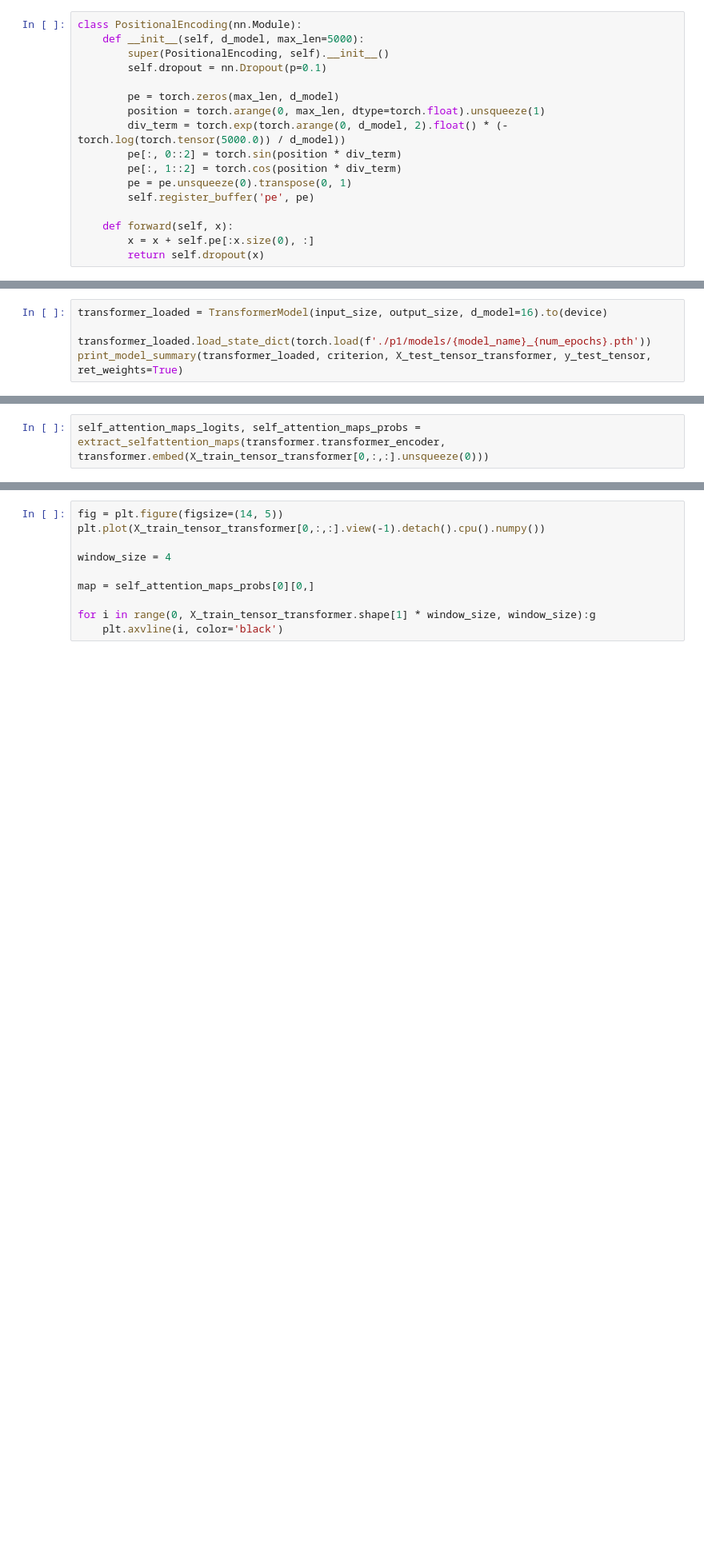
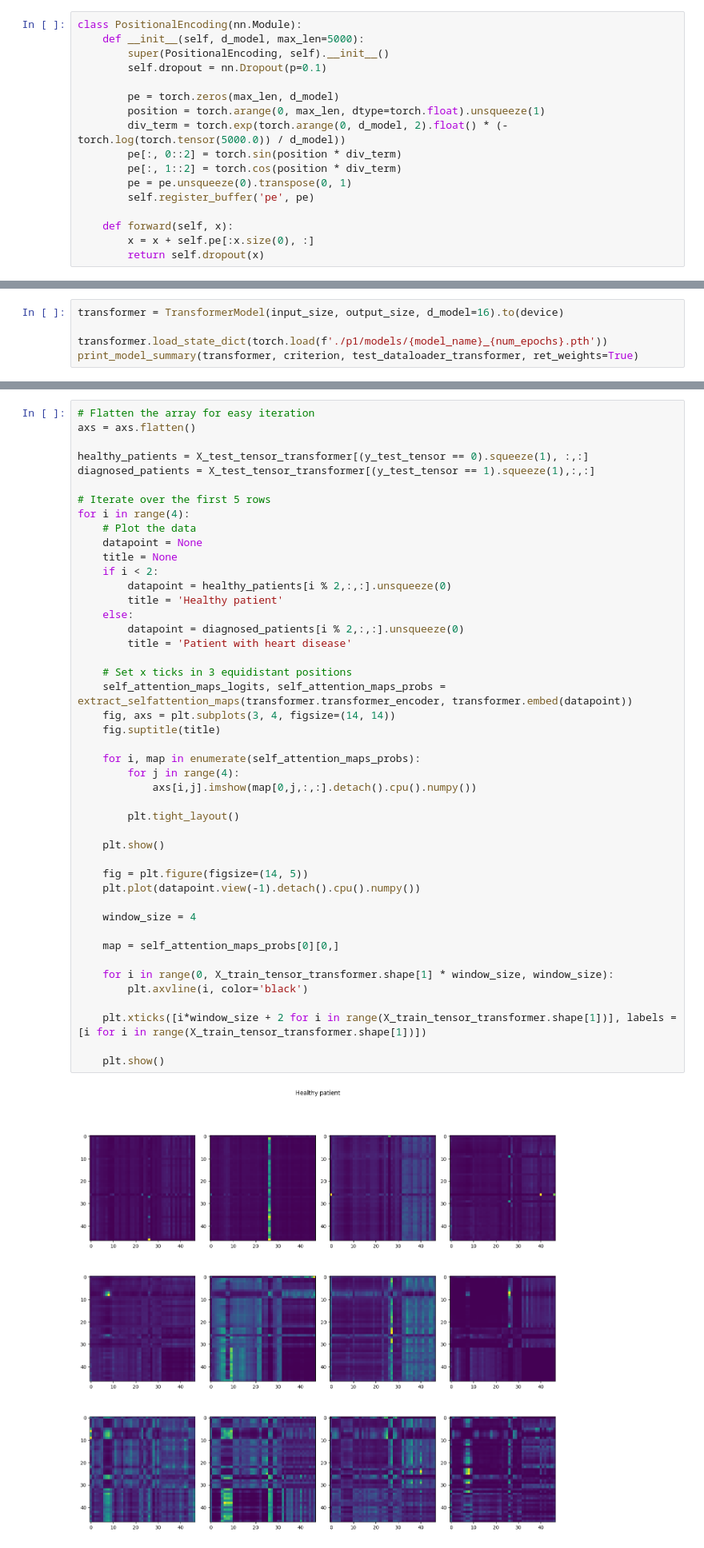
Before and after one commit to jlohunecke/ML4HC_project2, a Jupyter notebook: proj2_pt1.ipynb, the cells around one changed output, grey strips where cells are left out. Shown at 80% size. Saved outputs shown, nothing was run; the diff lists cells and outputs as text; blank space fills up the shorter version.

```diff
--- a/proj2_pt1.ipynb
+++ b/proj2_pt1.ipynb
@@ -643,8 +635,8 @@ f'./p1/models/{model_name}_{num_epochs}.pth'
 # %%
-transformer_loaded = TransformerModel(input_size, output_size, d_model=16).to(device)
+transformer = TransformerModel(input_size, output_size, d_model=16).to(device)
 
-transformer_loaded.load_state_dict(torch.load(f'./p1/models/{model_name}_{num_epochs}.pth'))
-print_model_summary(transformer_loaded, criterion, X_test_tensor_transformer, y_test_tensor, ret_weights=True)
+transformer.load_state_dict(torch.load(f'./p1/models/{model_name}_{num_epochs}.pth'))
+print_model_summary(transformer, criterion, test_dataloader_transformer, ret_weights=True)
 # %% [output]
 TransformerModel(
   (embedding): Linear(in_features=4, out_features=16, bias=True)
@@ -717,5 +689,3 @@ def extract_selfattention_maps(transformer_encoder, x):
             # forward of layer i
             x = transformer_encoder.layers[i](x,src_mask=None,src_key_padding_mask=None)
     return attn_logits_maps,attn_probs_maps
-# %%
-self_attention_maps_logits, self_attention_maps_probs = extract_selfattention_maps(transformer.transformer_encoder, transformer.embed(X_train_tensor_transformer[0,:,:].unsqueeze(0)))
@@ -738,10 +692,47 @@ for i, map in enumerate(self_attention_maps_probs):
-# %%
-fig = plt.figure(figsize=(14, 5))
-plt.plot(X_train_tensor_transformer[0,:,:].view(-1).detach().cpu().numpy())
-
-window_size = 4
-
-map = self_attention_maps_probs[0][0,]
-
-for i in range(0, X_train_tensor_transformer.shape[1] * window_size, window_size):g
-    plt.axvline(i, color='black')
+# %%
+# Flatten the array for easy iteration
+axs = axs.flatten()
+
+healthy_patients = X_test_tensor_transformer[(y_test_tensor == 0).squeeze(1), :,:]
+diagnosed_patients = X_test_tensor_transformer[(y_test_tensor == 1).squeeze(1),:,:]
+
+# Iterate over the first 5 rows
+for i in range(4):
+    # Plot the data
+    datapoint = None
+    title = None
+    if i < 2:
+        datapoint = healthy_patients[i % 2,:,:].unsqueeze(0)
+        title = 'Healthy patient'
+    else:
+        datapoint = diagnosed_patients[i % 2,:,:].unsqueeze(0)
+        title = 'Patient with heart disease'
+
+    # Set x ticks in 3 equidistant positions
+    self_attention_maps_logits, self_attention_maps_probs = extract_selfattention_maps(transformer.transformer_encoder, transformer.embed(datapoint))
+    fig, axs = plt.subplots(3, 4, figsize=(14, 14))
+    fig.suptitle(title)
+
+    for i, map in enumerate(self_attention_maps_probs):
+        for j in range(4):
+            axs[i,j].imshow(map[0,j,:,:].detach().cpu().numpy())
+
+        plt.tight_layout()
+
+    plt.show()
+
+    fig = plt.figure(figsize=(14, 5))
+    plt.plot(datapoint.view(-1).detach().cpu().numpy())
+
+    window_size = 4
+
+    map = self_attention_maps_probs[0][0,]
+
+    for i in range(0, X_train_tensor_transformer.shape[1] * window_size, window_size):
+        plt.axvline(i, color='black')
+
+    plt.xticks([i*window_size + 2 for i in range(X_train_tensor_transformer.shape[1])], labels = [i for i in range(X_train_tensor_transformer.shape[1])])
+
+    plt.show()
+# %% [output]
+[figure, added]
```
Also changed, not shown: parts of 10 cells of this notebook.
